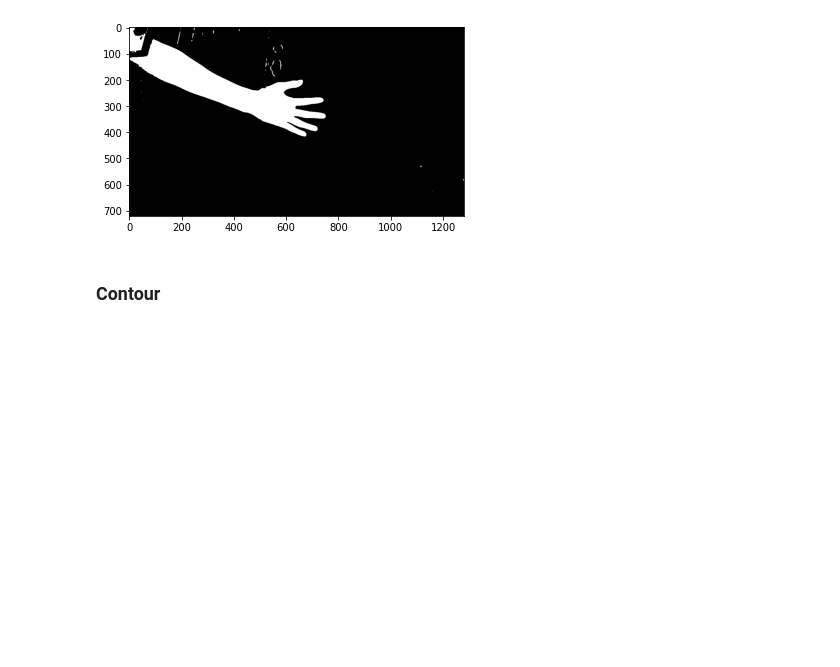
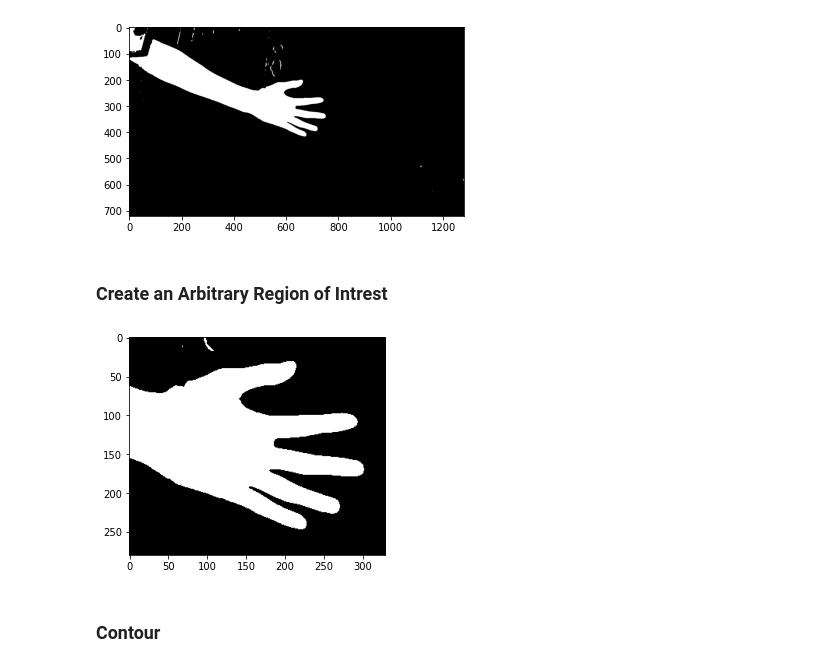
Before and after one commit to roostingcat/gesture_recog, a Jupyter notebook: dummy.ipynb, the cells around one changed output. Cells and saved outputs as stored; diff of their text form; code cells hidden in the pictures; blank space fills up the shorter version.

Commit message:
feat: add region of interest

```diff
--- a/dummy.ipynb
+++ b/dummy.ipynb
@@ -78,5 +78,15 @@ plt.imshow(threshold, cmap='gray')
 plt.show()
 # %% [output]
 [figure]
+# %% [markdown]
+### Create an Arbitrary Region of Intrest
+# %%
+top, bottom, left, right = 170, 450, 450, 780
+roi = threshold[top:bottom, left:right]
+plt.imshow(roi, cmap='gray')
+plt.show()
+#cv2.rectangle(clone, (left, top), (right, bottom), (0,255,0), 2)
+# %% [output]
+[figure, added]
 # %% [markdown]
 ### Contour
```
Also changed, not shown: parts of 8 cells of this notebook.
